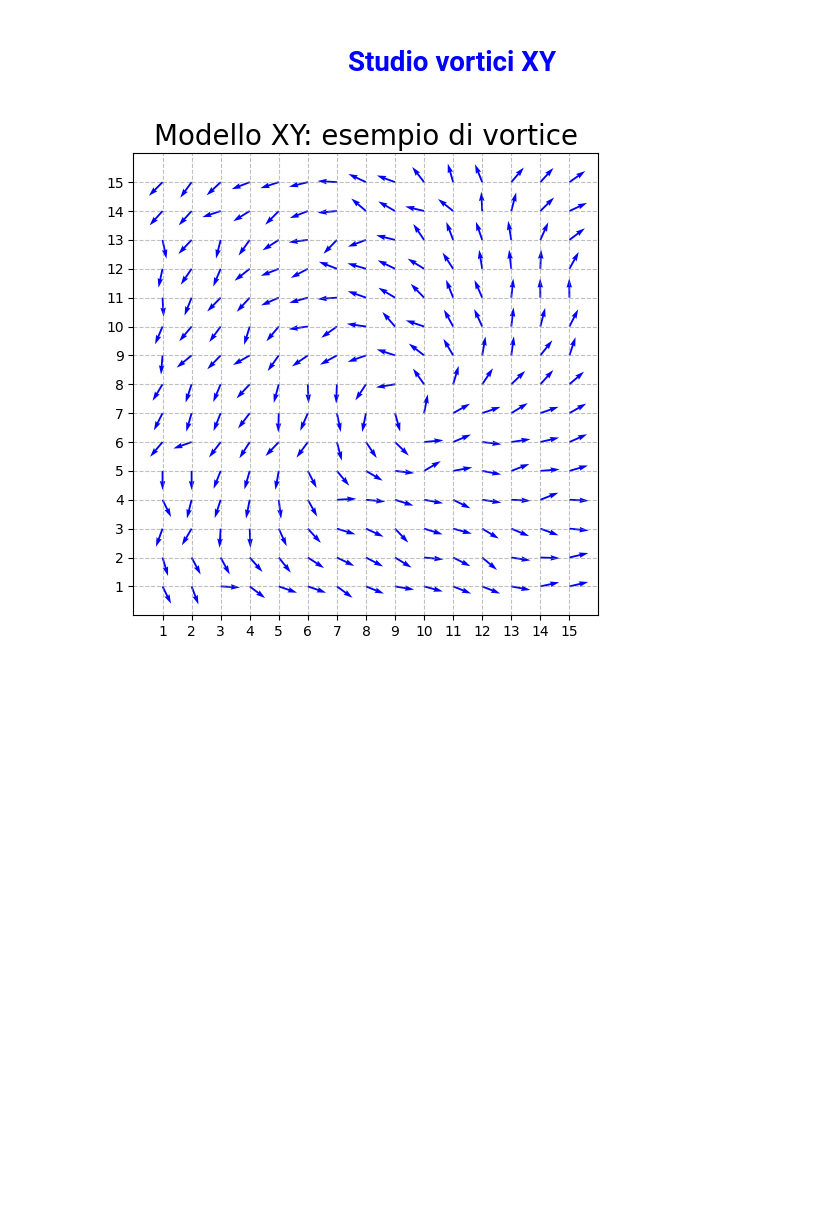
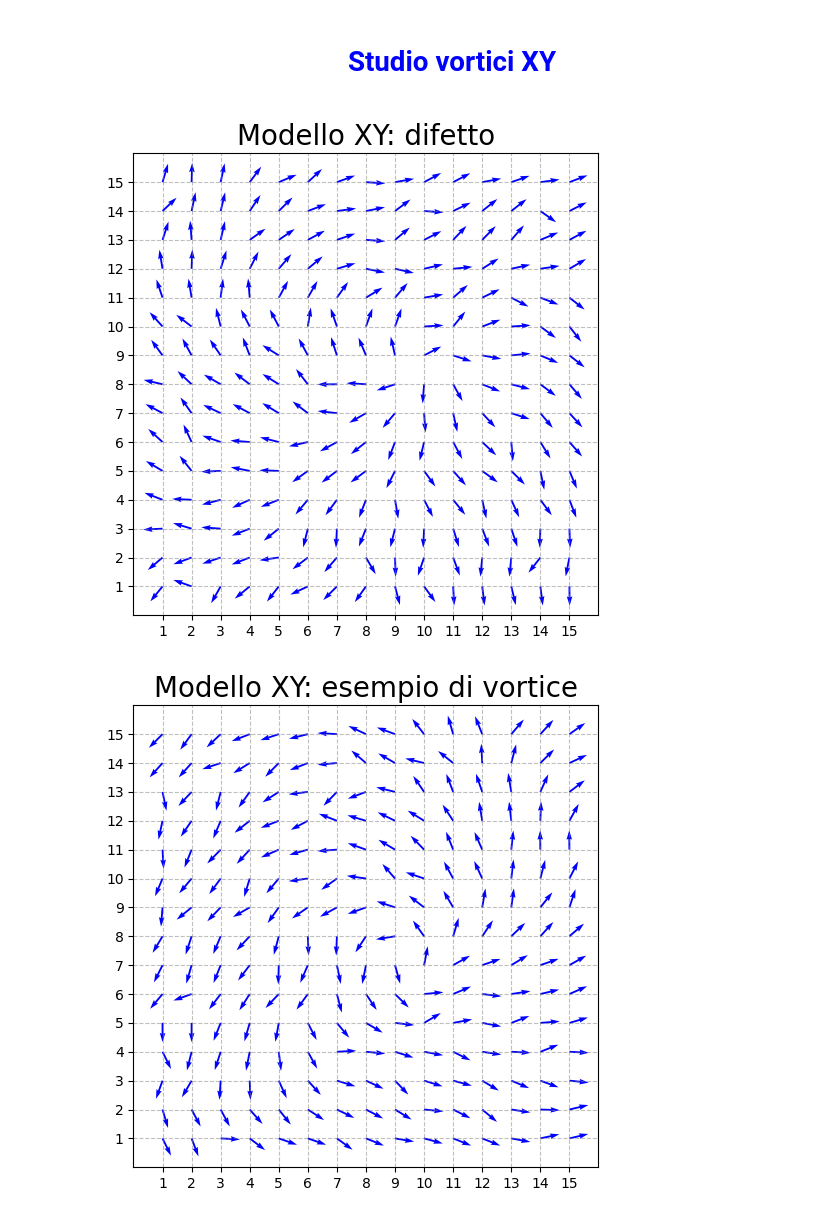
Before and after one commit to Negrini085/Simulazione-di-Materia-Condensata, a Jupyter notebook: Approfondimento/ModelloXY/analisi/confTeo.ipynb, the cells around one changed output. Saved outputs shown, nothing was run; the diff lists cells and outputs as text; code cells hidden in the pictures; blank space fills up the shorter version.

Commit message:
Nulla più da fare sul modello XY

```diff
--- a/Approfondimento/ModelloXY/analisi/confTeo.ipynb
+++ b/Approfondimento/ModelloXY/analisi/confTeo.ipynb
@@ -171,6 +171,30 @@ plt.show()
 # <span style="color:blue; font-size:50px;"> Studio vortici XY</span>
 
 </center>
+# %%
+L = 15
+angles = np.loadtxt("conf/conf_vort.out")
+angles = angles[25:40, 10:25]
+# angles = angles[78:93, 14:29]
+# angles = angles[82:97, 50:65]
+
+
+x, y = np.meshgrid(np.arange(1, L+1), np.arange(1, L+1))
+
+u = np.cos(angles)
+v = np.sin(angles)
+
+plt.figure(figsize=(6,6))
+plt.quiver(x, y, u, v, angles='xy', scale_units='xy', scale=1.5, color='b')
+plt.xlim(0, L+1)
+plt.ylim(0, L+1)
+plt.xticks(range(1,L+1))
+plt.yticks(range(1,L+1))
+plt.grid(True, linestyle='--', alpha=0.5, color='gray')
+plt.title("Modello XY: difetto", fontsize=20)
+plt.show()
+# %% [output]
+[figure, added]
 # %%
 L = 15
 angles = np.loadtxt("conf_vort.out")
```
Also changed, not shown: parts of 12 cells of this notebook, 17 other files.
